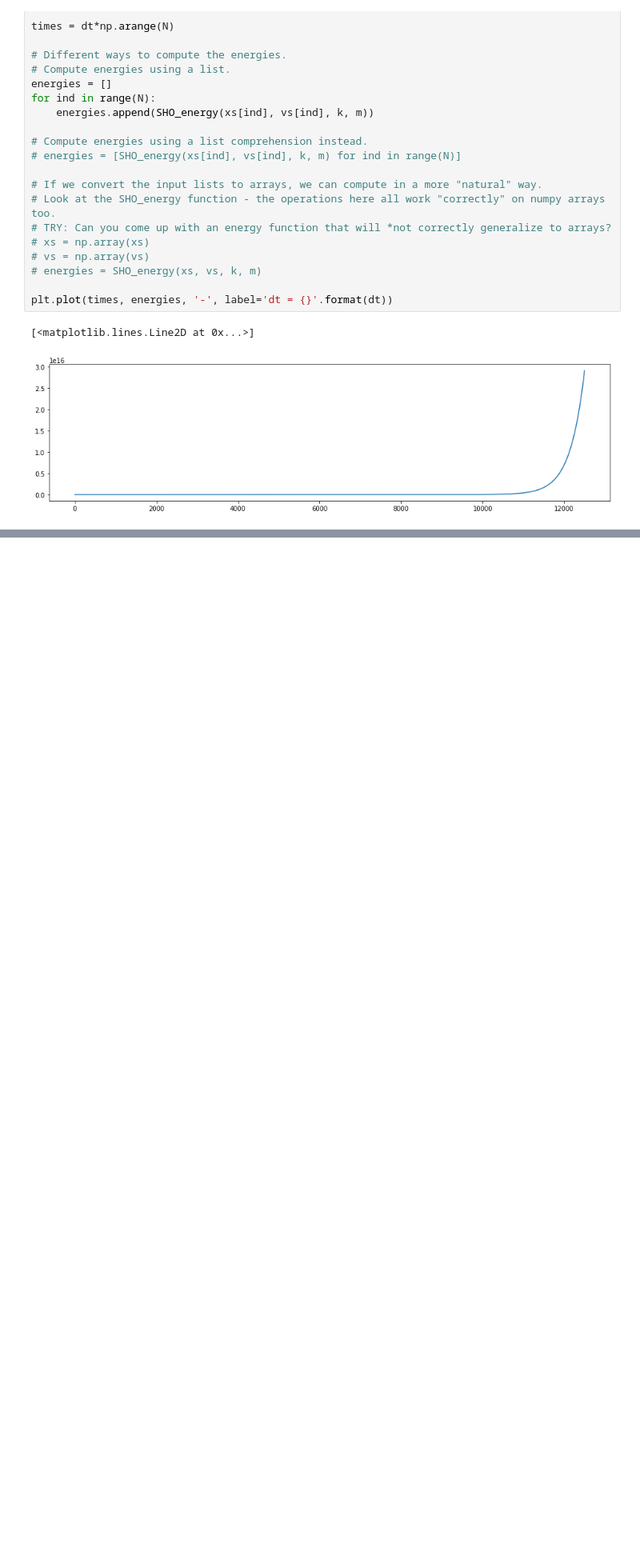
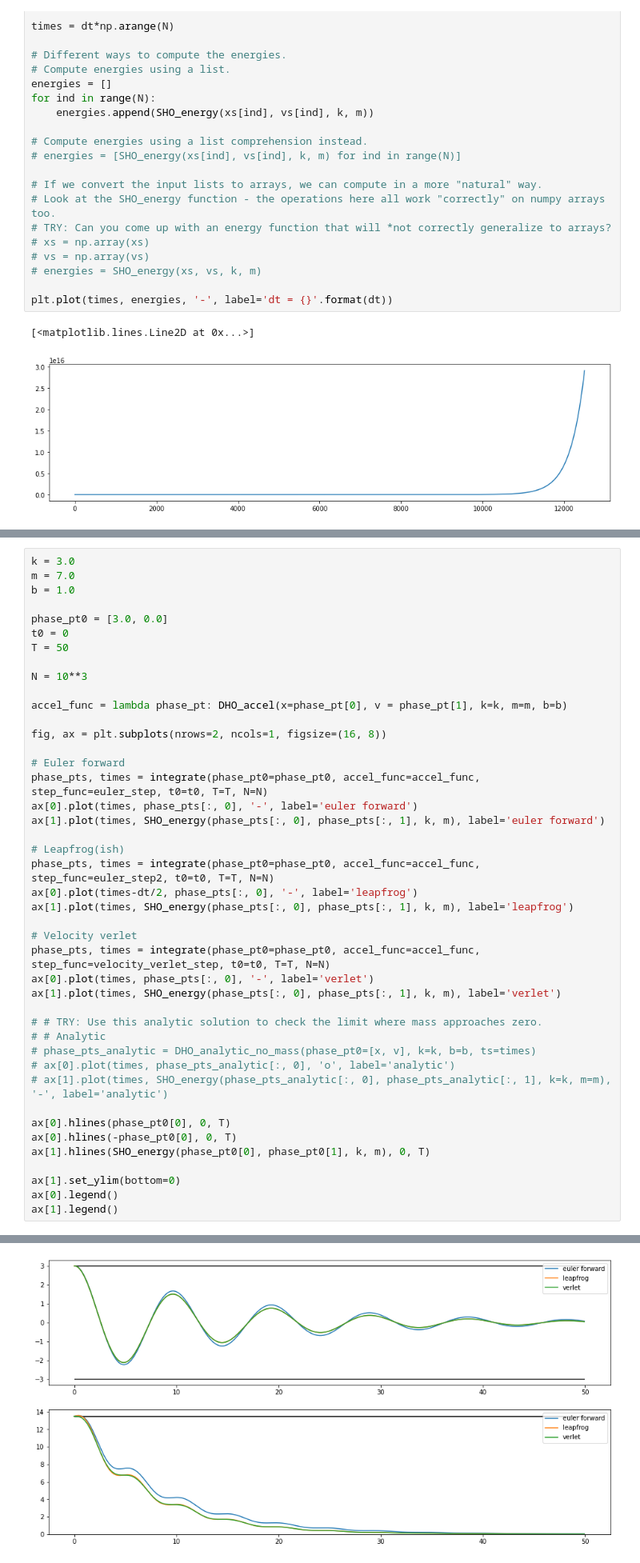
Before and after one commit to mohnjahoney/REU_physics, a Jupyter notebook: molecular_dynamics/molecular dynamics.ipynb, the cells around one changed output, grey strips where cells are left out. Shown at 80% size. Cells and saved outputs as stored; diff of their text form; blank space fills up the shorter version.

```diff
--- a/molecular_dynamics/molecular dynamics.ipynb
+++ b/molecular_dynamics/molecular dynamics.ipynb
@@ -259,0 +458,44 @@ def SHO_euler_step_(x, v, k, m, dt):
+# %%
+k = 3.0
+m = 7.0
+b = 1.0
+
+phase_pt0 = [3.0, 0.0]
+t0 = 0
+T = 50
+
+N = 10**3
+
+accel_func = lambda phase_pt: DHO_accel(x=phase_pt[0], v = phase_pt[1], k=k, m=m, b=b)
+
+fig, ax = plt.subplots(nrows=2, ncols=1, figsize=(16, 8))
+
+# Euler forward
+phase_pts, times = integrate(phase_pt0=phase_pt0, accel_func=accel_func, step_func=euler_step, t0=t0, T=T, N=N)
+ax[0].plot(times, phase_pts[:, 0], '-', label='euler forward')
+ax[1].plot(times, SHO_energy(phase_pts[:, 0], phase_pts[:, 1], k, m), label='euler forward')
+
+# Leapfrog(ish)
+phase_pts, times = integrate(phase_pt0=phase_pt0, accel_func=accel_func, step_func=euler_step2, t0=t0, T=T, N=N)
+ax[0].plot(times-dt/2, phase_pts[:, 0], '-', label='leapfrog')
+ax[1].plot(times, SHO_energy(phase_pts[:, 0], phase_pts[:, 1], k, m), label='leapfrog')
+
+# Velocity verlet
+phase_pts, times = integrate(phase_pt0=phase_pt0, accel_func=accel_func, step_func=velocity_verlet_step, t0=t0, T=T, N=N)
+ax[0].plot(times, phase_pts[:, 0], '-', label='verlet')
+ax[1].plot(times, SHO_energy(phase_pts[:, 0], phase_pts[:, 1], k, m), label='verlet')
+
+# # TRY: Use this analytic solution to check the limit where mass approaches zero.
+# # Analytic
+# phase_pts_analytic = DHO_analytic_no_mass(phase_pt0=[x, v], k=k, b=b, ts=times)
+# ax[0].plot(times, phase_pts_analytic[:, 0], 'o', label='analytic')
+# ax[1].plot(times, SHO_energy(phase_pts_analytic[:, 0], phase_pts_analytic[:, 1], k=k, m=m), '-', label='analytic')
+
+ax[0].hlines(phase_pt0[0], 0, T)
+ax[0].hlines(-phase_pt0[0], 0, T)
+ax[1].hlines(SHO_energy(phase_pt0[0], phase_pt0[1], k, m), 0, T)
+
+ax[1].set_ylim(bottom=0)
+ax[0].legend()
+ax[1].legend()
+# %% [output]
@@ -259,0 +503 @@ def SHO_euler_step_(x, v, k, m, dt):
+[figure, added]
```
Also changed, not shown: parts of 22 cells of this notebook.
